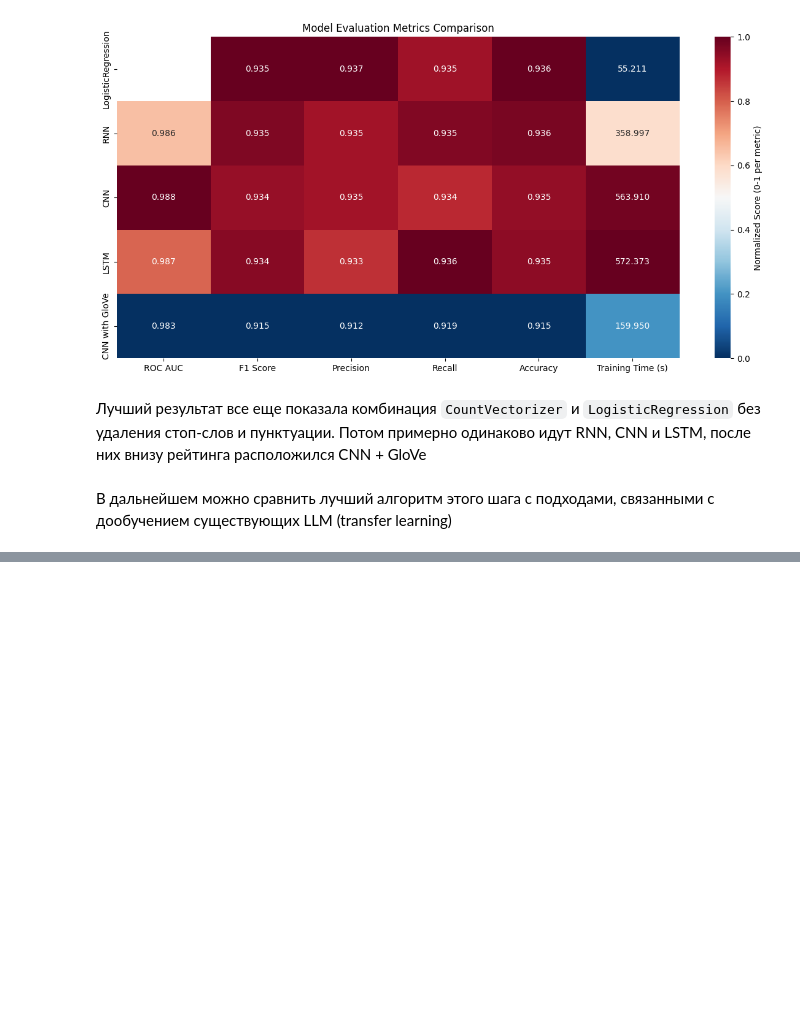
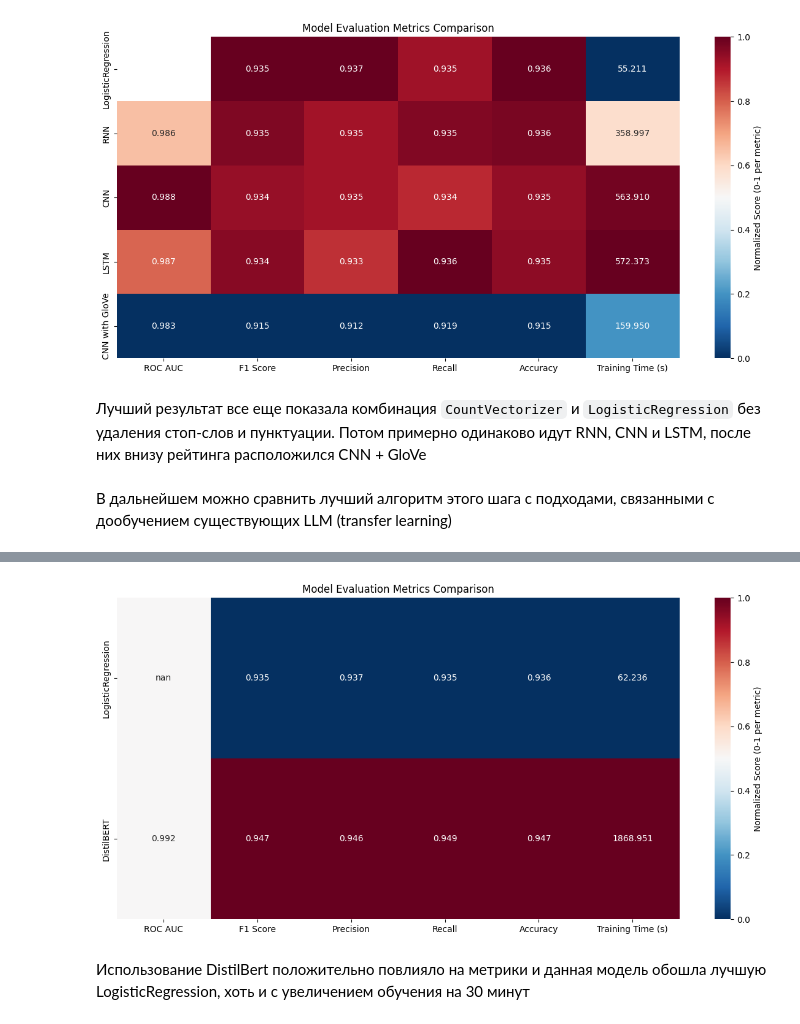
Before and after one commit to TimofeyTsvirko/ecommerce-text-classification, a Jupyter notebook: neural_networks.ipynb, the cells around one changed output, grey strips where cells are left out. Saved outputs shown, nothing was run; the diff lists cells and outputs as text; code cells hidden in the pictures; blank space fills up the shorter version.

```diff
--- a/neural_networks.ipynb
+++ b/neural_networks.ipynb
@@ -948,0 +1103,9 @@ plot_metrics_heatmap([
+# %%
+plot_metrics_heatmap([
+    baseline_metrics,
+    bert_metrics,
+])
+# %% [output]
+[figure, added]
+# %% [markdown]
+Использование DistilBert положительно повлияло на метрики и данная модель обошла лучшую LogisticRegression, хоть и с увеличением обучения на 30 минут
```
Also changed, not shown: parts of 5 cells of this notebook, 1 other file.
